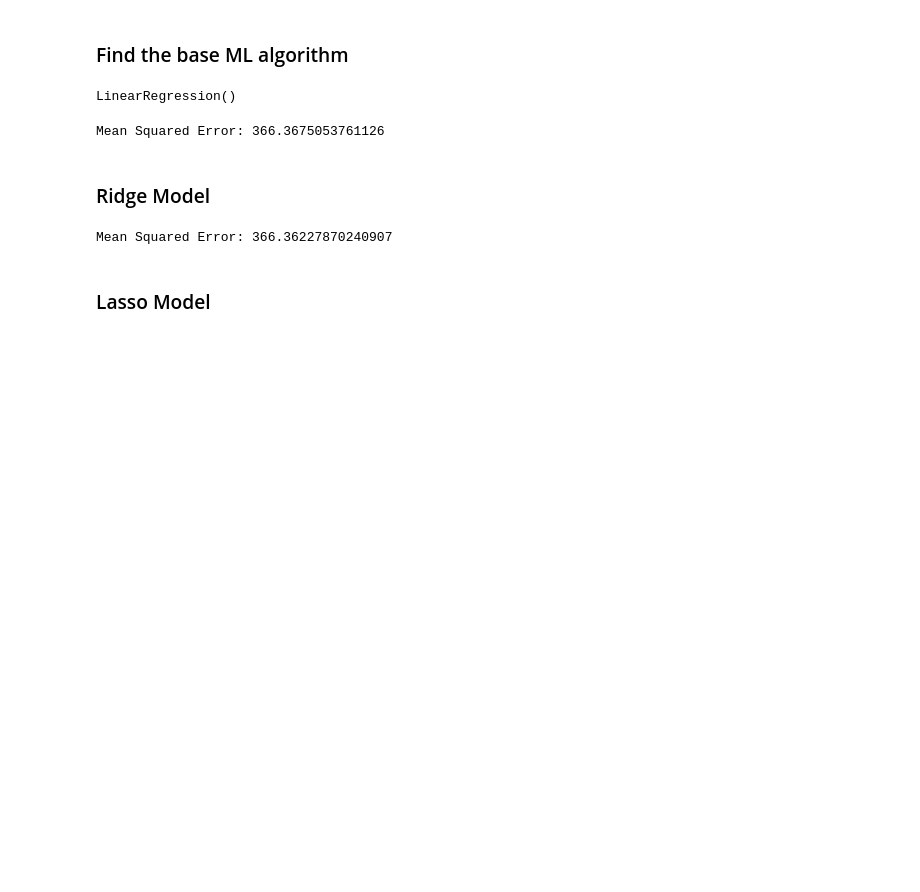
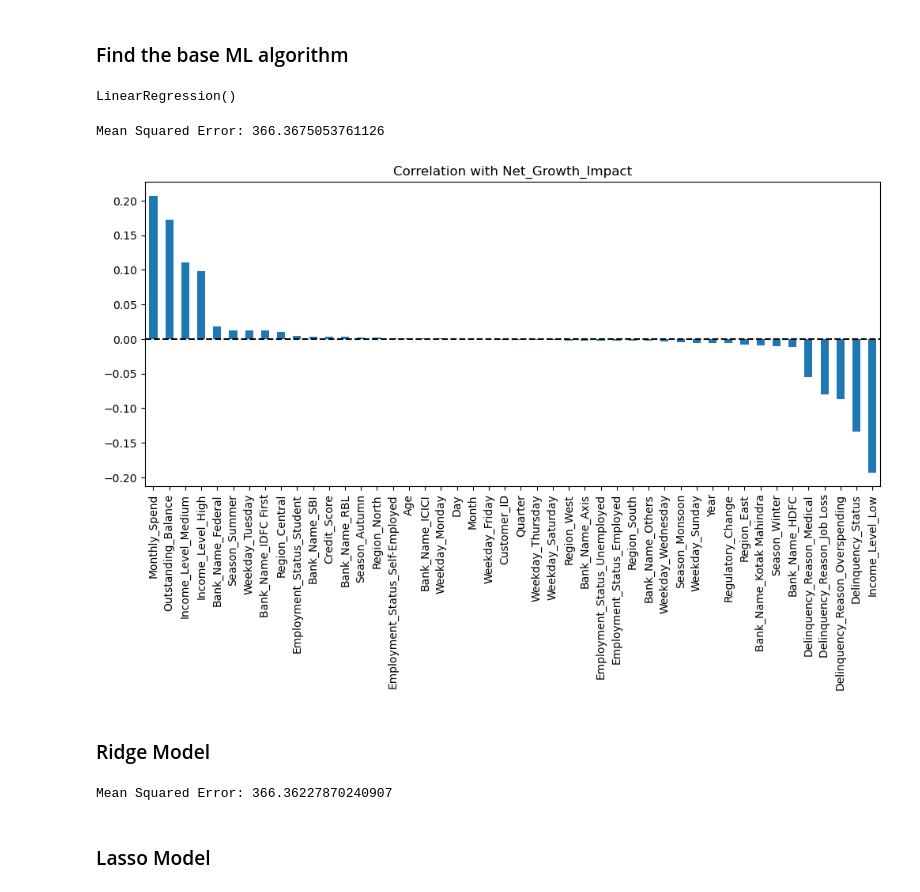
Before and after one commit to Tattvam21/Machine-learning-on-credit-card-growth-slowdown-India-2020-2025, a Jupyter notebook: Machine_learning_on_credit_card_growth_slowdown_india_2020_2025.ipynb, the cells around one changed output. Drawn from its saved outputs; the diff is of its cells as text; code cells hidden in the pictures; blank space fills up the shorter version.

```diff
--- a/Machine_learning_on_credit_card_growth_slowdown_india_2020_2025.ipynb
+++ b/Machine_learning_on_credit_card_growth_slowdown_india_2020_2025.ipynb
@@ -2005,6 +2005,18 @@ mse = mean_squared_error(y_test, predictions)
 print("Mean Squared Error:", mse)
 # %% [output]
 Mean Squared Error: 366.3675053761126
+# %%
+import pandas as pd
+import seaborn as sns
+import matplotlib.pyplot as plt
+
+# Assuming df is your DataFrame
+correlations = df_c.corr(numeric_only=True)['Net_Growth_Impact'].drop('Net_Growth_Impact')
+correlations.sort_values(ascending=False).plot(kind='bar', figsize=(12, 5), title="Correlation with Net_Growth_Impact")
+plt.axhline(0, color='black', linestyle='--')
+plt.show()
+# %% [output]
+[figure, added]
 # %% [markdown]
 ### Ridge  Model
 # %%
```
Also changed, not shown: parts of 1 cell of this notebook, 5 other files.
